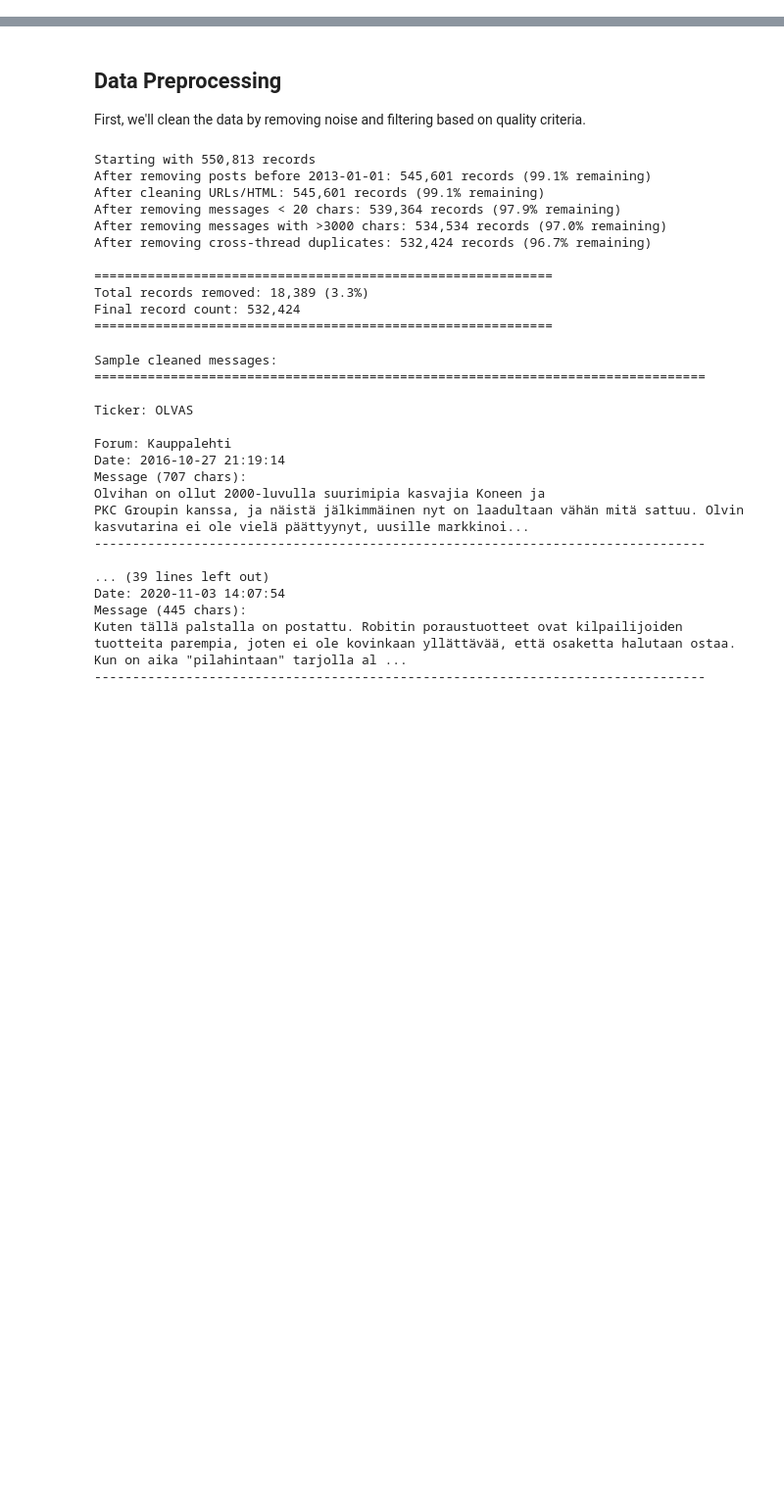
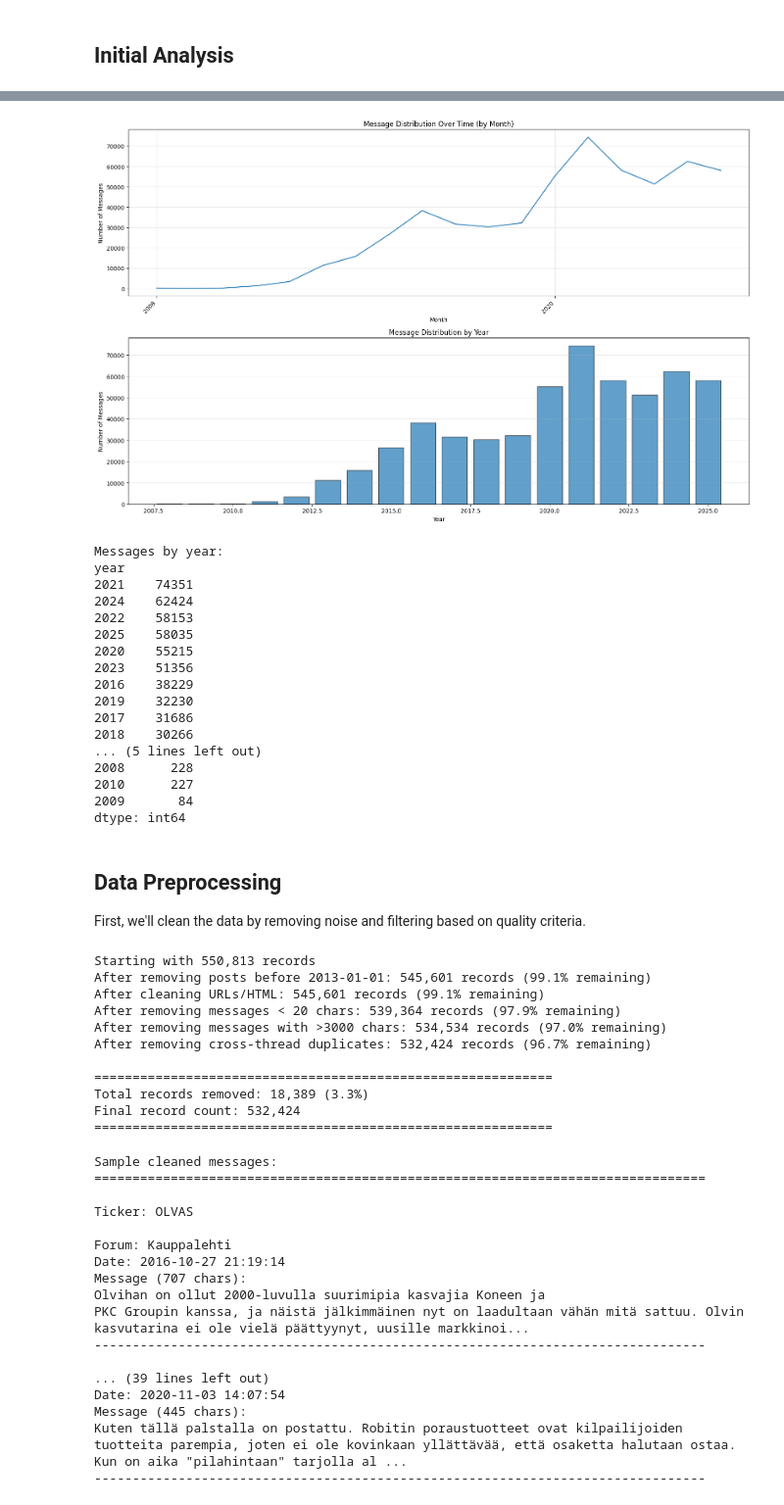
Before and after one commit to shakunage/thesis-work, a Jupyter notebook: sentiment/preprocessing/preprocess_forum_data.ipynb, the cells around one changed output, grey strips where cells are left out. Shown at 98% size. Saved outputs shown, nothing was run; the diff lists cells and outputs as text; code cells hidden in the pictures; blank space fills up the shorter version.

```diff
--- a/sentiment/preprocessing/preprocess_forum_data.ipynb
+++ b/sentiment/preprocessing/preprocess_forum_data.ipynb
@@ -49,3 +49,56 @@ First few rows:
 # Set up matplotlib style
 plt.style.use('default')
 %matplotlib inline
+# %% [markdown]
+## Initial Analysis
+# %%
+# Convert date_time to datetime and remove timezone offset
+df['date_time'] = pd.to_datetime(df['date_time'], format='mixed', utc=True)
+# Convert to timezone-naive by removing the timezone info
+df['date_time'] = df['date_time'].dt.tz_localize(None)
+
+# Min and Max dates
+min_date = df['date_time'].min()
+max_date = df['date_time'].max()
+
+print(f"Date Range:")
+print(f"  Earliest message: {min_date}")
+print(f"  Latest message:   {max_date}")
+print(f"  Time span:        {(max_date - min_date).days} days ({(max_date - min_date).days/365.25:.1f} years)")
+
+# Extract year-month for grouping
+df['year_month'] = df['date_time'].dt.to_period('Y')
+
+# Count messages by month
+yearly_counts = df.groupby('year_month').size().reset_index(name='count')
+yearly_counts['year_month'] = yearly_counts['year_month'].astype(str)
+
+# Plot distribution by month
+fig, axes = plt.subplots(2, 1, figsize=(16, 10))
+
+# Time series plot
+axes[0].plot(range(len(yearly_counts)), yearly_counts['count'], linewidth=1.5)
+axes[0].set_xlabel('Month')
+axes[0].set_ylabel('Number of Messages')
+axes[0].set_title('Message Distribution Over Time (by Month)')
+axes[0].grid(True, alpha=0.3)
+# Show every 12th label (yearly)
+tick_positions = range(0, len(yearly_counts), 12)
+axes[0].set_xticks(tick_positions)
+axes[0].set_xticklabels([yearly_counts['year_month'].iloc[i] if i < len(yearly_counts) else ''
+                          for i in tick_positions], rotation=45, ha='right')
+
+# Histogram by year
+df['year'] = df['date_time'].dt.year
+yearly_counts = df.groupby('year').size()
+axes[1].bar(yearly_counts.index, yearly_counts.values, edgecolor='black', alpha=0.7)
+axes[1].set_xlabel('Year')
+axes[1].set_ylabel('Number of Messages')
+axes[1].set_title('Message Distribution by Year')
+axes[1].grid(True, alpha=0.3, axis='y')
+plt.tight_layout()
+plt.show()
+
+print(f"\nMessages by year:")
+print(yearly_counts.sort_values(ascending=False).head(25))
+# %% [output]
@@ -52,3 +109,21 @@ plt.style.use('default')
+[figure, added]
+Messages by year:
+year
+2021    74351
+2024    62424
+2022    58153
+2025    58035
+2020    55215
+2023    51356
+2016    38229
+2019    32230
+2017    31686
+2018    30266
+... (5 lines left out)
+2008      228
+2010      227
+2009       84
+dtype: int64
 # %% [markdown]
 ## Data Preprocessing
 
```
Also changed, not shown: parts of 2 cells of this notebook, 10 other files.
